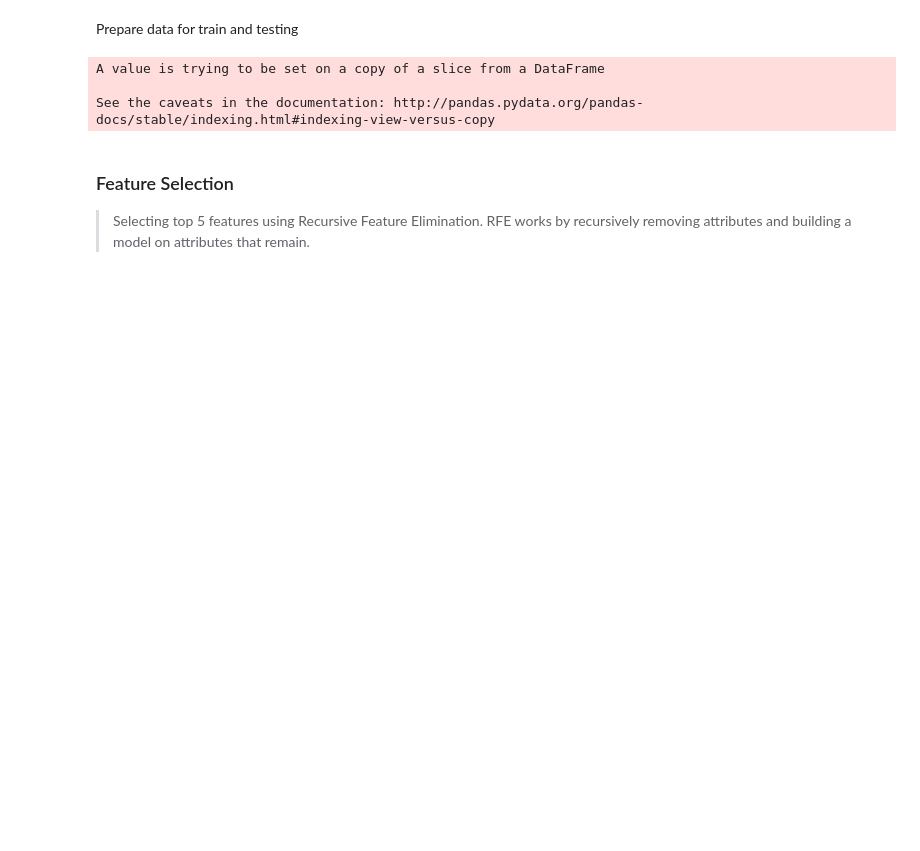
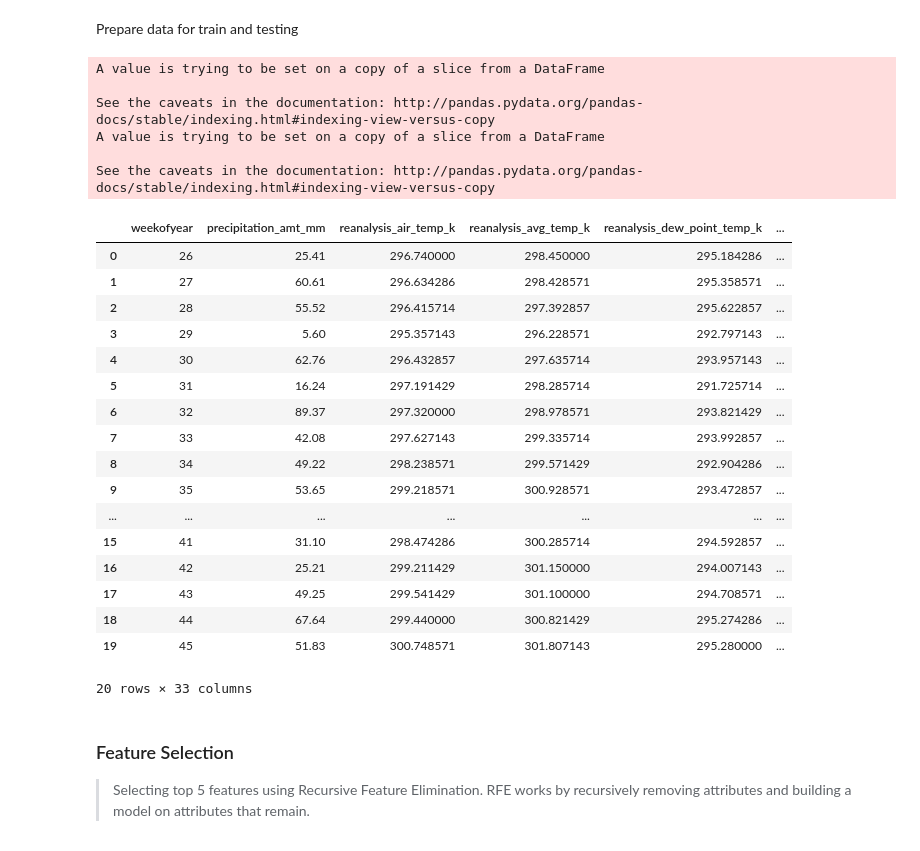
Before and after one commit to info370a-au18/a4-sauravkh, a Jupyter notebook: Predict_Dengue.ipynb, the cells around one changed output. Saved outputs shown, nothing was run; the diff lists cells and outputs as text; code cells hidden in the pictures; blank space fills up the shorter version.

```diff
--- a/Predict_Dengue.ipynb
+++ b/Predict_Dengue.ipynb
@@ -73,6 +137,36 @@ Prepare data for train and testing
 # subsets data by CITY
 features_by_city = [subset_by_city(c, features).copy().reset_index(drop=True) for c in ['iq','sj']]
 labels_by_city = [subset_by_city(c, labels).copy().reset_index(drop=True) for c in ['iq','sj']]
+
+
+features_by_city[0] = add_lag_feature(features_by_city[0], 12, 'weekofyear')
+features_by_city[1] = add_lag_feature(features_by_city[1], 12, 'weekofyear')
+
+features_by_city[0] = add_lag_feature(features_by_city[0], 8, 'weekofyear')
+features_by_city[1] = add_lag_feature(features_by_city[1], 8, 'weekofyear')
+
+features_by_city[0] = add_lag_feature(features_by_city[0], 4, 'weekofyear')
+features_by_city[1] = add_lag_feature(features_by_city[1], 4, 'weekofyear')
+
+
+features_by_city[0] = add_lag_feature(features_by_city[0], 12, 'reanalysis_specific_humidity_g_per_kg')
+features_by_city[1] = add_lag_feature(features_by_city[1], 12, 'reanalysis_specific_humidity_g_per_kg')
+
+features_by_city[0] = add_lag_feature(features_by_city[0], 8, 'reanalysis_specific_humidity_g_per_kg')
+features_by_city[1] = add_lag_feature(features_by_city[1], 8, 'reanalysis_specific_humidity_g_per_kg')
+
+features_by_city[0] = add_lag_feature(features_by_city[0], 4, 'reanalysis_specific_humidity_g_per_kg')
+features_by_city[1] = add_lag_feature(features_by_city[1], 4, 'reanalysis_specific_humidity_g_per_kg')
+
+
+features_by_city[0] = add_lag_feature(features_by_city[0], 12, 'station_avg_temp_c')
+features_by_city[1] = add_lag_feature(features_by_city[1], 12, 'station_avg_temp_c')
+
+features_by_city[0] = add_lag_feature(features_by_city[0], 8, 'station_avg_temp_c')
+features_by_city[1] = add_lag_feature(features_by_city[1], 8, 'station_avg_temp_c')
+
+features_by_city[0] = add_lag_feature(features_by_city[0], 4, 'station_avg_temp_c')
+features_by_city[1] = add_lag_feature(features_by_city[1], 4, 'station_avg_temp_c')
 
 
 # add lag cases to labels
@@ -100,6 +194,30 @@ features_by_city[1] = features_by_city[1].drop(columns=['ndvi_ne', 'ndvi_nw', 'n
 A value is trying to be set on a copy of a slice from a DataFrame
 
 See the caveats in the documentation: http://pandas.pydata.org/pandas-docs/stable/indexing.html#indexing-view-versus-copy
+A value is trying to be set on a copy of a slice from a DataFrame
+
+See the caveats in the documentation: http://pandas.pydata.org/pandas-docs/stable/indexing.html#indexing-view-versus-copy
+# %%
+features_by_city[0].head(20)
+# %% [output]
+|  | weekofyear | precipitation_amt_mm | reanalysis_air_temp_k | reanalysis_avg_temp_k | reanalysis_dew_point_temp_k | ... |
+| 0 | 26 | 25.41 | 296.740000 | 298.450000 | 295.184286 | ... |
+| 1 | 27 | 60.61 | 296.634286 | 298.428571 | 295.358571 | ... |
+| 2 | 28 | 55.52 | 296.415714 | 297.392857 | 295.622857 | ... |
+| 3 | 29 | 5.60 | 295.357143 | 296.228571 | 292.797143 | ... |
+| 4 | 30 | 62.76 | 296.432857 | 297.635714 | 293.957143 | ... |
+| 5 | 31 | 16.24 | 297.191429 | 298.285714 | 291.725714 | ... |
+| 6 | 32 | 89.37 | 297.320000 | 298.978571 | 293.821429 | ... |
+| 7 | 33 | 42.08 | 297.627143 | 299.335714 | 293.992857 | ... |
+| 8 | 34 | 49.22 | 298.238571 | 299.571429 | 292.904286 | ... |
+| 9 | 35 | 53.65 | 299.218571 | 300.928571 | 293.472857 | ... |
+| ... | ... | ... | ... | ... | ... | ... |
+| 15 | 41 | 31.10 | 298.474286 | 300.285714 | 294.592857 | ... |
+| 16 | 42 | 25.21 | 299.211429 | 301.150000 | 294.007143 | ... |
+| 17 | 43 | 49.25 | 299.541429 | 301.100000 | 294.708571 | ... |
+| 18 | 44 | 67.64 | 299.440000 | 300.821429 | 295.274286 | ... |
+| 19 | 45 | 51.83 | 300.748571 | 301.807143 | 295.280000 | ... |
+20 rows × 33 columns
 # %% [markdown]
 ### Feature Selection
 > Selecting top 5 features using Recursive Feature Elimination. RFE works by recursively removing attributes and building a model on attributes that remain.
```
Also changed, not shown: parts of 20 cells of this notebook, 3 other files.
